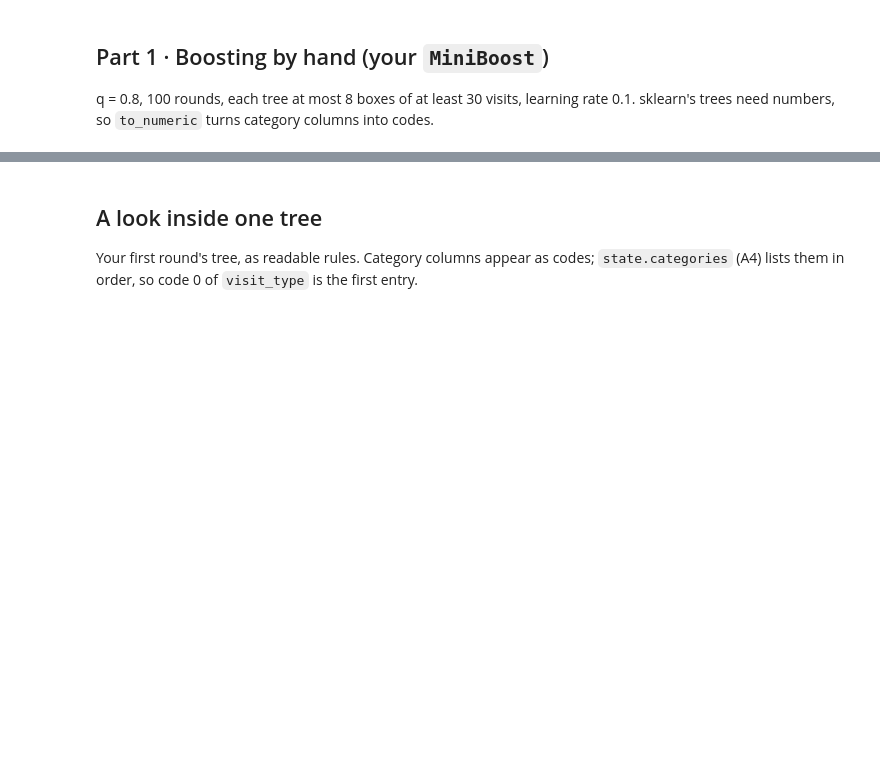
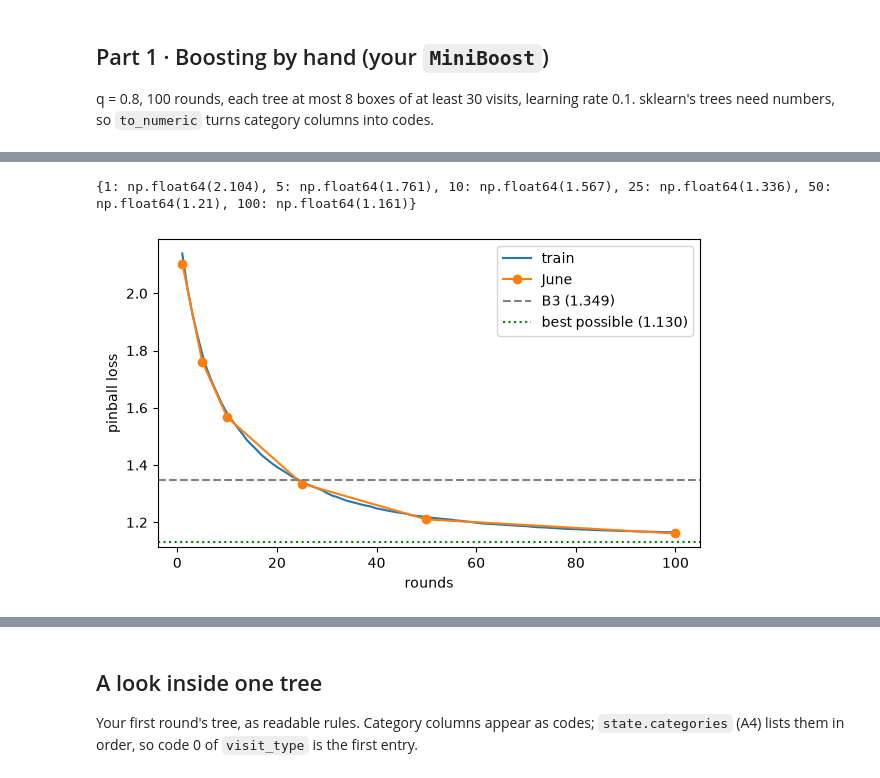
Before and after one commit to rocksolid911/slot-pred-using-lightGBM-XGBoost, a Jupyter notebook: notebooks/A06_lightgbm.ipynb, the cells around one changed output, grey strips where cells are left out. Cells and saved outputs as stored; diff of their text form; code cells hidden in the pictures; blank space fills up the shorter version.

Commit message:
Lesson A6 done: boosting by hand, LightGBM per q with early stopping, June results and A6 lab page

```diff
--- a/notebooks/A06_lightgbm.ipynb
+++ b/notebooks/A06_lightgbm.ipynb
@@ -66,5 +72,19 @@ print("training score after rounds 1, 10, 50, 100:", [round(mini.history_[i], 3)
 # %%
 # TODO(you): the June score after 1, 5, 10, 25, 50 and 100 rounds.
-#   hint: pinball_loss(y_valid, mini.predict(Xn_valid, n_rounds=n), q)
+# hint: pinball_loss(y_valid, mini.predict(Xn_valid, n_rounds=n), q)
 # Then plot the training history (mini.history_) and your June scores against the number of rounds,
 # with horizontal lines for B3 (1.349) and the best possible score (1.130).
+
+rounds = [1, 5, 10, 25, 50, 100]
+june = [pinball_loss(y_valid, mini.predict(Xn_valid, n_rounds=n), q) for n in rounds]
+print({n: round(s, 3) for n, s in zip(rounds, june)})
+
+plt.figure(figsize=(7, 4))
+plt.plot(range(1, len(mini.history_) + 1), mini.history_, label="train")
+plt.plot(rounds, june, "o-", label="June")
+plt.axhline(1.349, color="gray", ls="--", label="B3 (1.349)")
+plt.axhline(1.130, color="green", ls=":", label="best possible (1.130)")
+plt.xlabel("rounds"); plt.ylabel("pinball loss"); plt.legend(); plt.show()
+# %% [output]
+{1: np.float64(2.104), 5: np.float64(1.761), 10: np.float64(1.567), 25: np.float64(1.336), 50: np.float64(1.21), 100: np.float64(1.161)}
+[figure, added]
```
Also changed, not shown: parts of 18 cells of this notebook, 16 other files.
